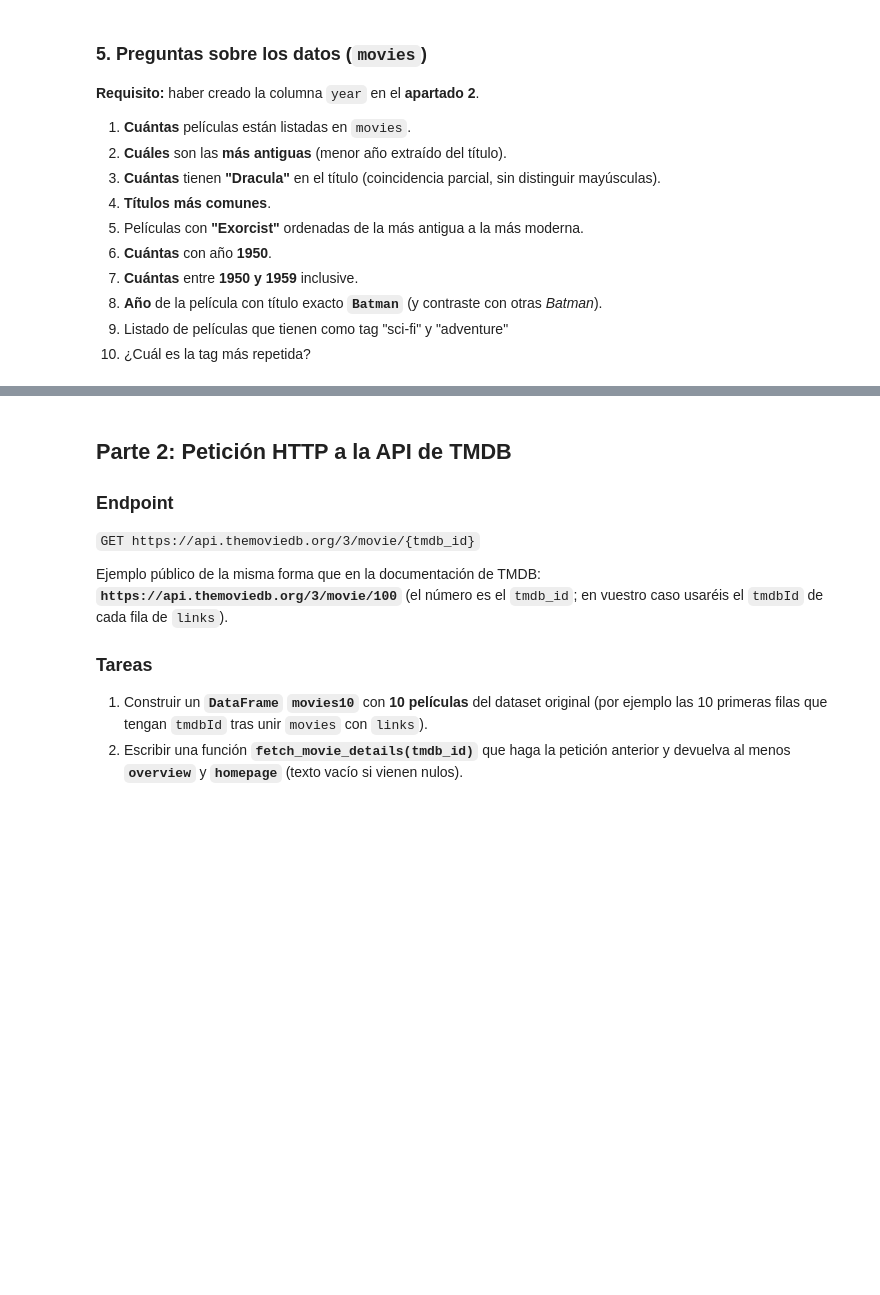
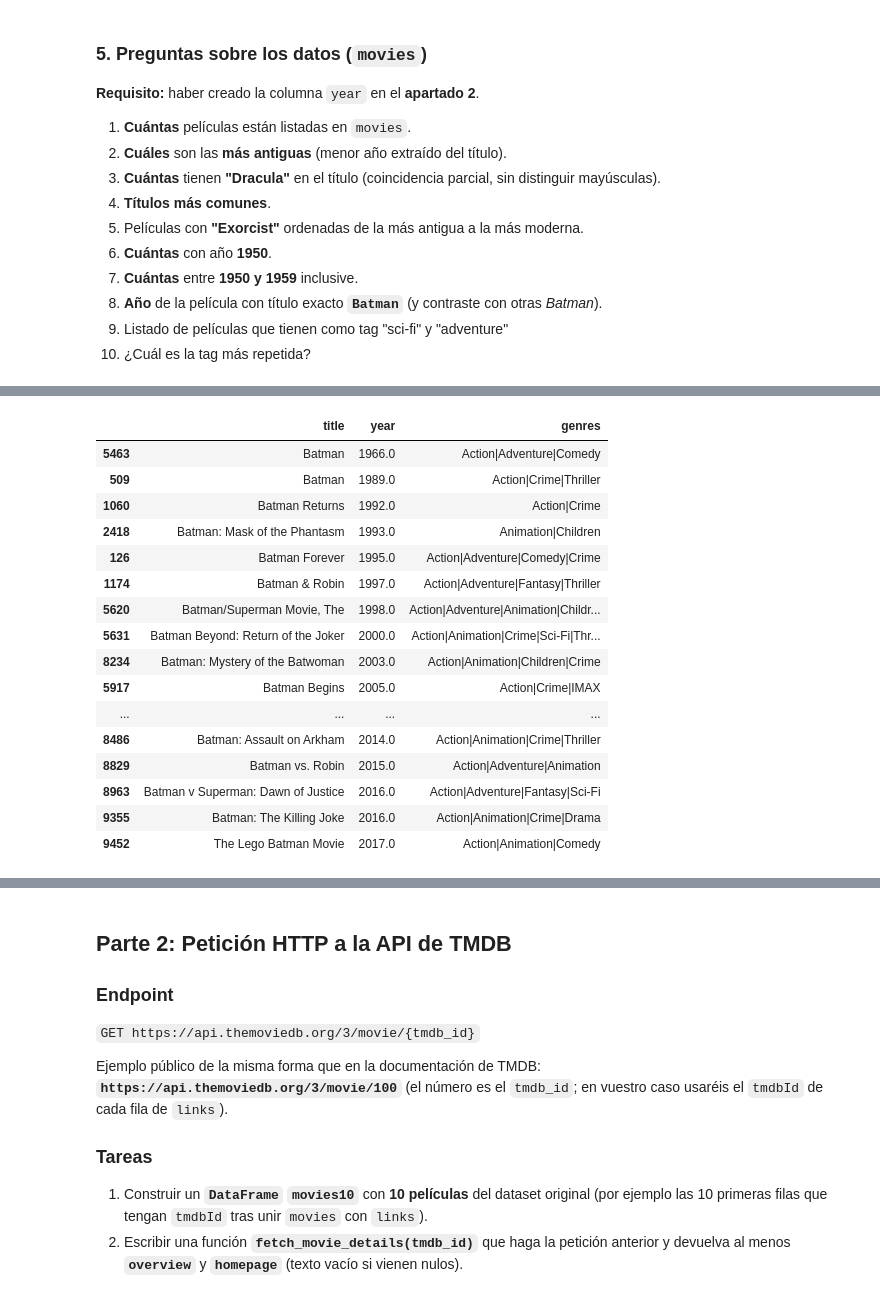
Before and after one commit to enricparella/TeamChllangesEPM, a Jupyter notebook: Team_Challenge_sprint03_04.ipynb, the cells around one changed output, grey strips where cells are left out. Drawn from its saved outputs; the diff is of its cells as text; code cells hidden in the pictures; blank space fills up the shorter version.

```diff
--- a/Team_Challenge_sprint03_04.ipynb
+++ b/Team_Challenge_sprint03_04.ipynb
@@ -83,4 +321,81 @@
 9. Listado de películas que tienen como tag "sci-fi" y "adventure"
 10. ¿Cuál es la tag más repetida?
 # %%
-# --- Apartado 5: Preguntas sobre `movies` ---
+# 1. Cuántas películas hay
+print("1. Películas en movies:", len(movies))
+
+
+# 2. Películas más antiguas
+min_year = movies["year"].min()
+print("\n2. Películas más antiguas:")
+display(movies[movies["year"] == min_year][["title", "year"]])
+
+
+# 3. Cuántas tienen Dracula en el título
+dracula = movies[movies["title"].str.contains("Dracula", case=False, na=False)]
+print("\n3. Películas con Dracula:", len(dracula))
+
+
+# 4. Títulos más comunes
+print("\n4. Títulos más comunes:")
+display(movies["title"].value_counts().head(10))
+
+
+# 5. Películas con Exorcist ordenadas por año
+exorcist = movies[movies["title"].str.contains("Exorcist", case=False, na=False)]
+print("\n5. Películas con Exorcist:")
+display(exorcist.sort_values("year")[["title", "year", "genres"]])
+
+
+# 6. Cuántas con año 1950
+print("\n6. Películas de 1950:", (movies["year"] == 1950).sum())
+
+
+# 7. Cuántas entre 1950 y 1959 inclusive
+print("\n7. Películas entre 1950 y 1959:", movies["year"].between(1950, 1959).sum())
+
+
+# 8. Año de Batman exacto y contraste con otras Batman
+batman_exact = movies[movies["title"].eq("Batman")]
+batman_all = movies[movies["title"].str.contains("Batman", case=False, na=False)]
+
+print("\n8. Batman exacto:")
+display(batman_exact[["title", "year", "genres"]])
+
+print("\nOtras Batman:")
+display(batman_all.sort_values("year")[["title", "year", "genres"]])
+
+
+# 9. Películas que tienen como tag sci-fi y adventure
+tags_lower = tags.copy()
+tags_lower["tag"] = tags_lower["tag"].str.lower()
+
+movie_tags_filtered = tags_lower[tags_lower["tag"].isin(["sci-fi", "adventure"])]
+
+movies_sci_fi_adventure = (
+    movie_tags_filtered
+    .groupby("movieId")["tag"]
+    .apply(set)
+    .reset_index()
+)
+
+movies_sci_fi_adventure = movies_sci_fi_adventure[
+    movies_sci_fi_adventure["tag"].apply(lambda x: {"sci-fi", "adventure"}.issubset(x))
+]
+
+movies_sci_fi_adventure = movies_sci_fi_adventure.merge(
+    movies[["movieId", "title", "year", "genres"]],
+    on="movieId",
+    how="left"
+)
+
+print("\n9. Películas con tags sci-fi y adventure:")
+display(movies_sci_fi_adventure[["title", "year", "genres", "tag"]])
+
+
+# 10. Tag más repetida
+tag_counts = tags_lower["tag"].value_counts()
+
+print("\n10. Tag más repetida:")
+print(tag_counts.head(1))
+# %% [output]
@@ -86,0 +439,17 @@
+|  | title | year | genres |
+| 5463 | Batman | 1966.0 | Action|Adventure|Comedy |
+| 509 | Batman | 1989.0 | Action|Crime|Thriller |
+| 1060 | Batman Returns | 1992.0 | Action|Crime |
+| 2418 | Batman: Mask of the Phantasm | 1993.0 | Animation|Children |
+| 126 | Batman Forever | 1995.0 | Action|Adventure|Comedy|Crime |
+| 1174 | Batman & Robin | 1997.0 | Action|Adventure|Fantasy|Thriller |
+| 5620 | Batman/Superman Movie, The | 1998.0 | Action|Adventure|Animation|Childr... |
+| 5631 | Batman Beyond: Return of the Joker | 2000.0 | Action|Animation|Crime|Sci-Fi|Thr... |
+| 8234 | Batman: Mystery of the Batwoman | 2003.0 | Action|Animation|Children|Crime |
+| 5917 | Batman Begins | 2005.0 | Action|Crime|IMAX |
+| ... | ... | ... | ... |
+| 8486 | Batman: Assault on Arkham | 2014.0 | Action|Animation|Crime|Thriller |
+| 8829 | Batman vs. Robin | 2015.0 | Action|Adventure|Animation |
+| 8963 | Batman v Superman: Dawn of Justice | 2016.0 | Action|Adventure|Fantasy|Sci-Fi |
+| 9355 | Batman: The Killing Joke | 2016.0 | Action|Animation|Crime|Drama |
+| 9452 | The Lego Batman Movie | 2017.0 | Action|Animation|Comedy |
```
Also changed, not shown: parts of 8 cells of this notebook.
